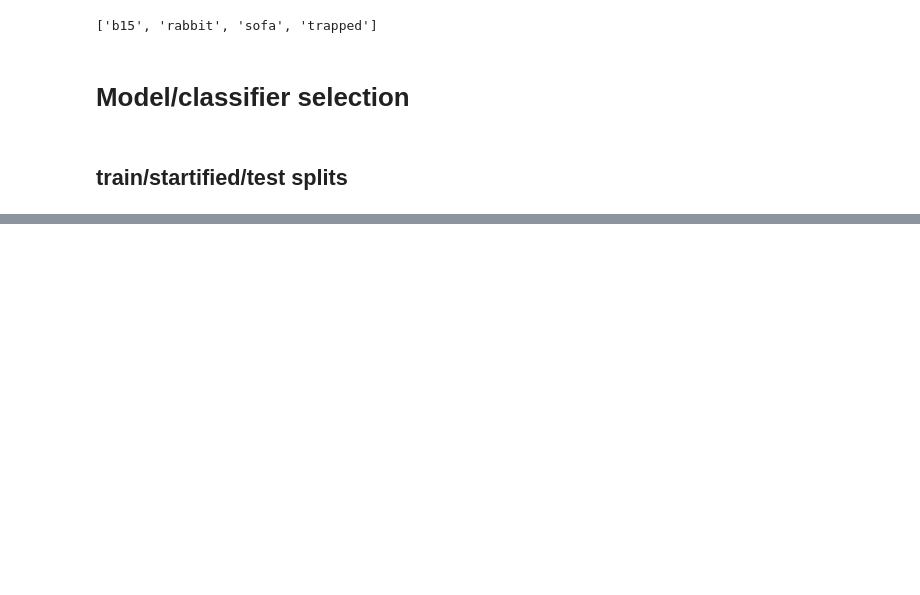
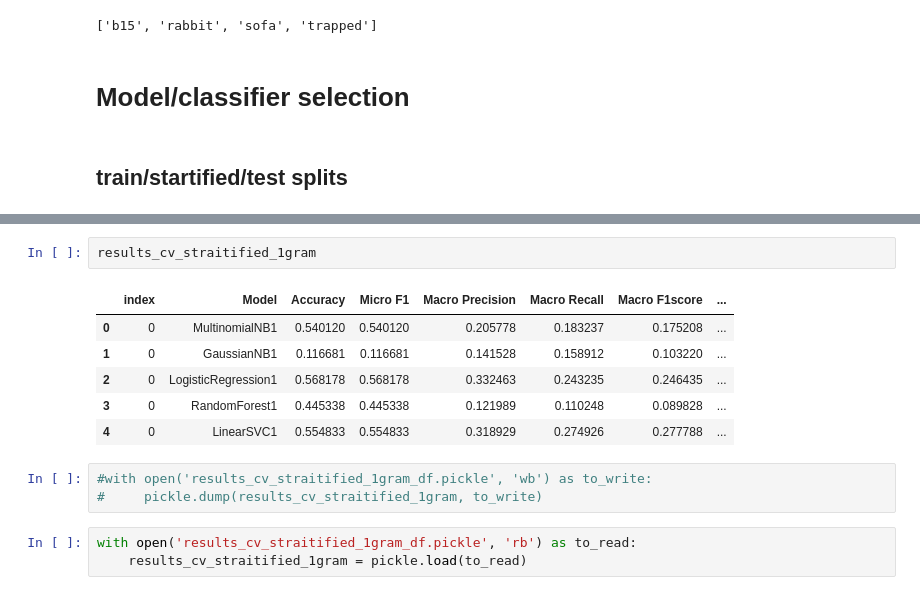
Before and after one commit to siddharthshenoy/Keywordandsum, a Jupyter notebook: ASAR.ipynb, the cells around one changed output, grey strips where cells are left out. Drawn from its saved outputs; the diff is of its cells as text; blank space fills up the shorter version.

Commit message:
updates on model : in process

```diff
--- a/ASAR.ipynb
+++ b/ASAR.ipynb
@@ -264,0 +446,15 @@ print(tf_idf3.get_feature_names())
+# %%
+results_cv_straitified_1gram
+# %% [output]
+|  | index | Model | Accuracy | Micro F1 | Macro Precision | Macro Recall | Macro F1score | ... |
+| 0 | 0 | MultinomialNB1 | 0.540120 | 0.540120 | 0.205778 | 0.183237 | 0.175208 | ... |
+| 1 | 0 | GaussianNB1 | 0.116681 | 0.116681 | 0.141528 | 0.158912 | 0.103220 | ... |
+| 2 | 0 | LogisticRegression1 | 0.568178 | 0.568178 | 0.332463 | 0.243235 | 0.246435 | ... |
+| 3 | 0 | RandomForest1 | 0.445338 | 0.445338 | 0.121989 | 0.110248 | 0.089828 | ... |
+| 4 | 0 | LinearSVC1 | 0.554833 | 0.554833 | 0.318929 | 0.274926 | 0.277788 | ... |
+# %%
+#with open('results_cv_straitified_1gram_df.pickle', 'wb') as to_write:
+#     pickle.dump(results_cv_straitified_1gram, to_write)
+# %%
+with open('results_cv_straitified_1gram_df.pickle', 'rb') as to_read:
+    results_cv_straitified_1gram = pickle.load(to_read)
```
Also changed, not shown: parts of 17 cells of this notebook, 2 other files.
